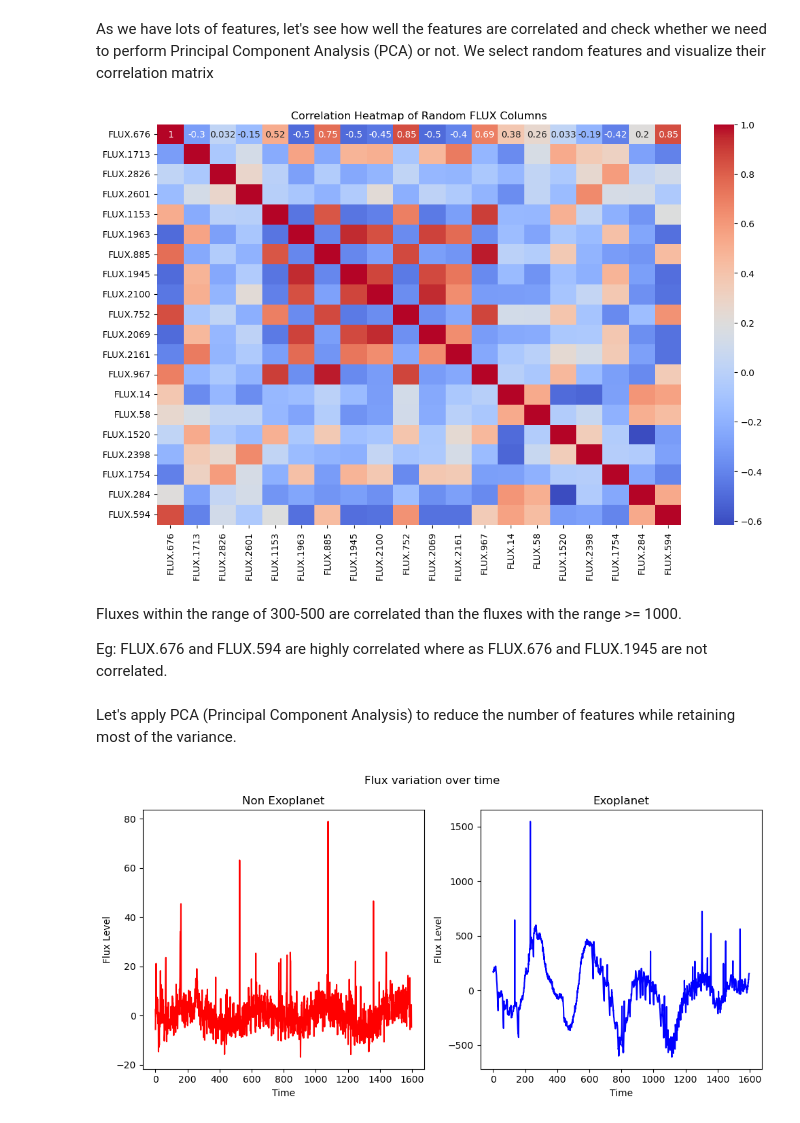
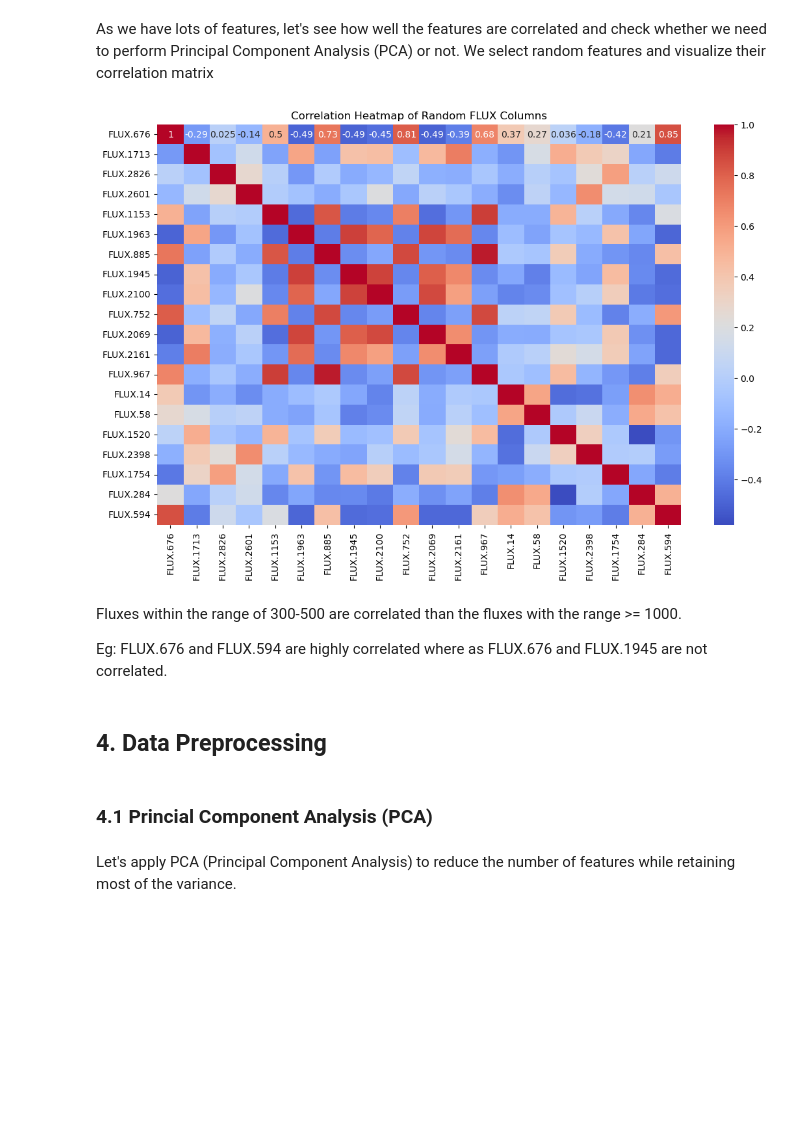
Before and after one commit to shekar-raja/exoplanet-detection-system-ml, a Jupyter notebook: Exoplanet Detection System.ipynb, the cells around one changed output. Saved outputs shown, nothing was run; the diff lists cells and outputs as text; code cells hidden in the pictures; blank space fills up the shorter version.

```diff
--- a/Exoplanet Detection System.ipynb
+++ b/Exoplanet Detection System.ipynb
@@ -260,64 +336,30 @@ Now the classes have been balanced.
 # %% [markdown]
 As we have lots of features, let's see how well the features are correlated and check whether we need to perform Principal Component Analysis (PCA) or not. We select random features and visualize their correlation matrix
 # %%
-# Visualization #3 :- Correlation Matrix Heatmap of Random FLUX Columns
+# Visualization #5 :- Correlation Matrix Heatmap of Random FLUX Columns
 
 random.seed(21) # For reproducibility
 
 # Select a random sample of 20 FLUX columns for the heatmap
 random_columns = random.sample([column for column in resampled_df.columns if 'FLUX' in column], 20)
 
 # Calculate the correlation matrix
-correlation_matrix = df[random_columns].corr()
+correlation_matrix = resampled_df[random_columns].corr()
 
 # Plot the heatmap
 plt.figure(figsize=(13, 8))
 sns.heatmap(correlation_matrix, annot=True, cmap='coolwarm')
 plt.title('Correlation Heatmap of Random FLUX Columns')
 plt.show()
 # %% [output]
-[figure, old version]
+[figure, new version]
 # %% [markdown]
 Fluxes within the range of 300-500 are correlated than the fluxes with the range >= 1000.
 
 Eg: FLUX.676 and FLUX.594 are highly correlated where as FLUX.676 and FLUX.1945 are not correlated.
+# %% [markdown]
+## 4. Data Preprocessing
+# %% [markdown]
+### 4.1 Princial Component Analysis (PCA)
 # %% [markdown]
 Let's apply PCA (Principal Component Analysis) to reduce the number of features while retaining most of the variance.
-# %%
-# Setting figure size
-plt.figure(figsize=(10, 5))
-
-# Non-exoplanet star light flux over time
-row_index = 150 # Selecting random non-exoplanet row
-column_end_index = df.shape[1]//2 # Selecting half of the flux values to plot
-fluxes_non_exo = df.iloc[
-                    row_index,
-                    1: column_end_index
-                ].values
-
-plt.subplot(1, 2, 1)
-plt.plot(fluxes_non_exo, color = "red")
-plt.xlabel('Time')
-plt.ylabel('Flux Level')
-plt.title("Non Exoplanet")
-
-# Exoplanet star light flux over time
-row_index = 42 # Selecting random exoplanet row
-column_end_index = df.shape[1]//2 # Selecting half of the flux values to plot
-fluxes_exo = df.iloc[
-                row_index,
-                1: column_end_index
-            ].values
-
-plt.subplot(1, 2, 2)
-plt.plot(fluxes_exo, color = "blue")
-plt.xlabel('Time')
-plt.ylabel('Flux Level')
-plt.title("Exoplanet")
-
-plt.tight_layout()
-plt.suptitle('Flux variation over time')
-plt.subplots_adjust(top=0.88)
-plt.show()
-# %% [output]
-[figure, removed]
```
Also changed, not shown: parts of 19 cells of this notebook.
